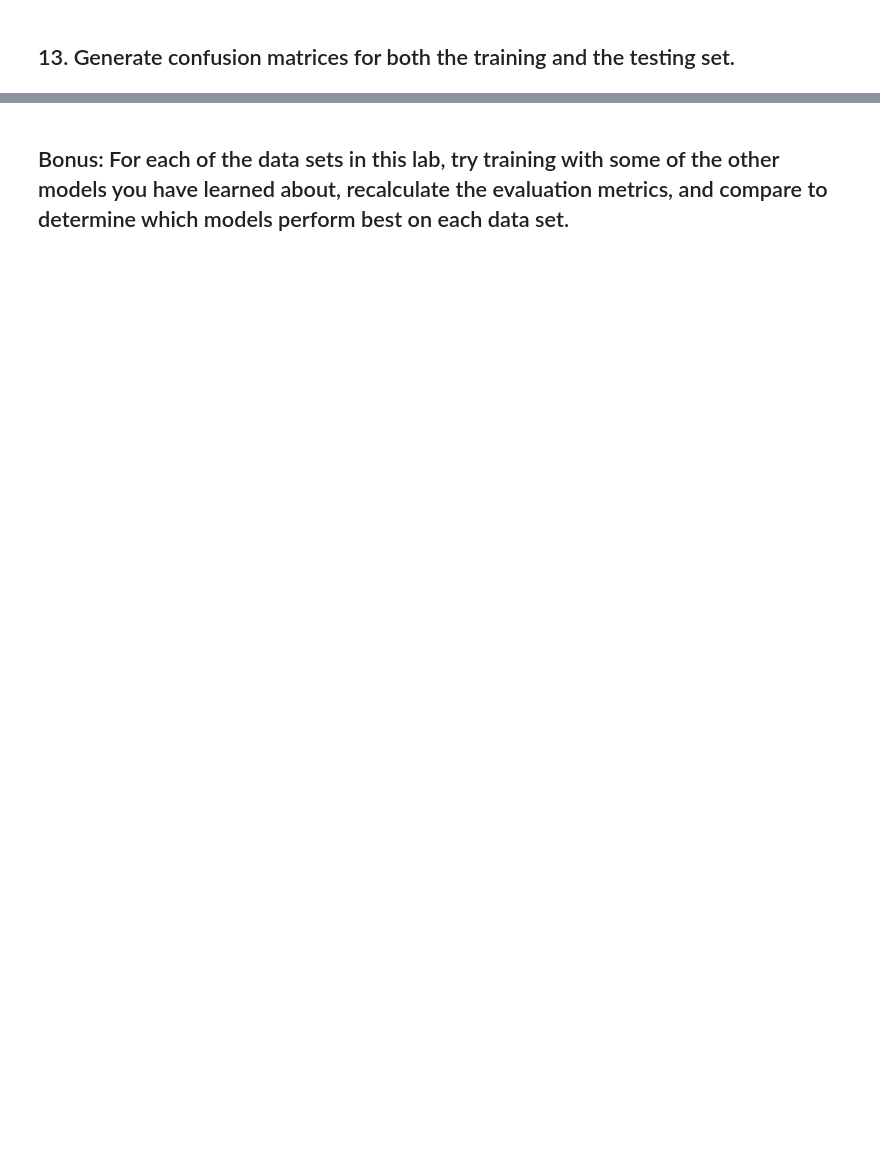
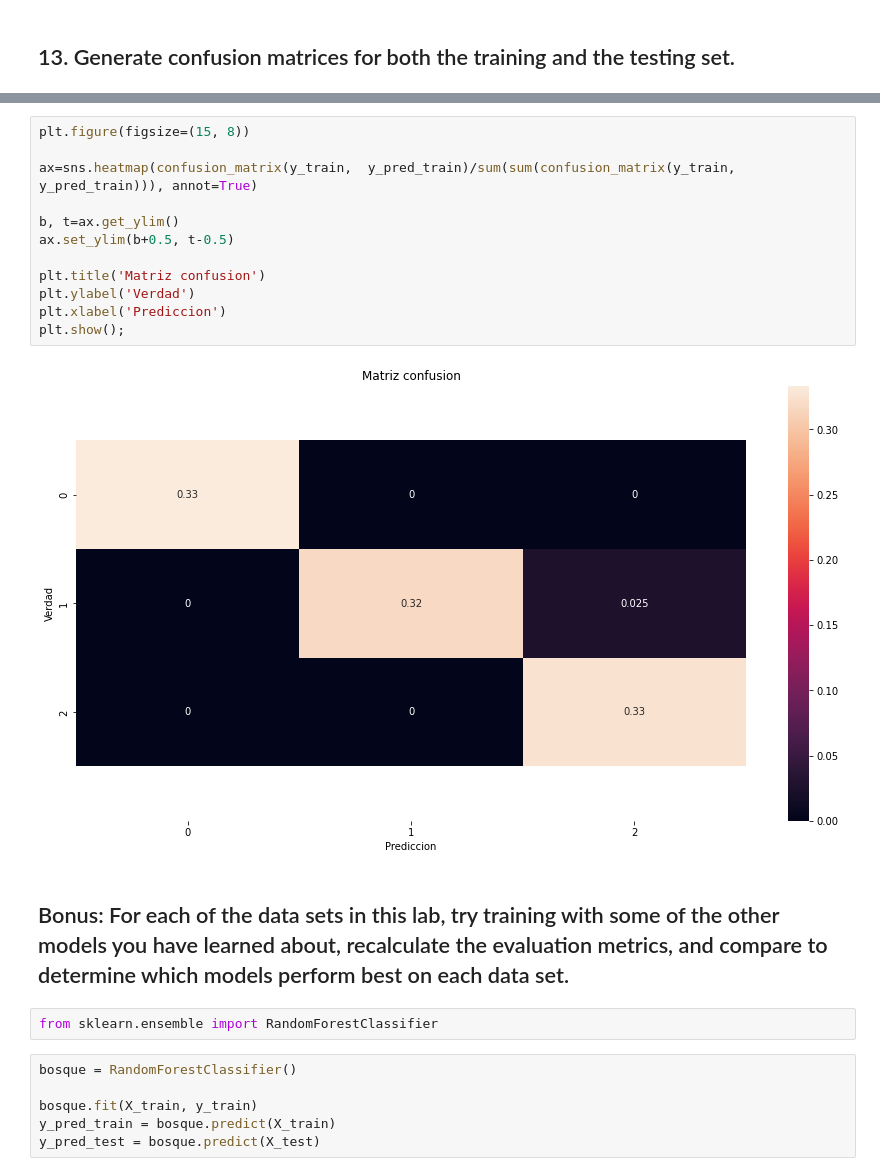
Before and after one commit to Ironhack-Data-Madrid-Marzo-2022/7.2-lab-supervised-model-evaluation, a Jupyter notebook: your-code/main.ipynb, the cells around one changed output, grey strips where cells are left out. Saved outputs shown, nothing was run; the diff lists cells and outputs as text; blank space fills up the shorter version.

```diff
--- a/your-code/main.ipynb
+++ b/your-code/main.ipynb
@@ -61,2 +240,24 @@ The `class` field represents the type of flower and is the target variable that
+# %%
+plt.figure(figsize=(15, 8))
+
+ax=sns.heatmap(confusion_matrix(y_train,  y_pred_train)/sum(sum(confusion_matrix(y_train,  y_pred_train))), annot=True)
+
+b, t=ax.get_ylim()
+ax.set_ylim(b+0.5, t-0.5)
+
+plt.title('Matriz confusion')
+plt.ylabel('Verdad')
+plt.xlabel('Prediccion')
+plt.show();
+# %% [output]
+[figure, added]
 # %% [markdown]
 ## Bonus: For each of the data sets in this lab, try training with some of the other models you have learned about, recalculate the evaluation metrics, and compare to determine which models perform best on each data set.
+# %%
+from sklearn.ensemble import RandomForestClassifier
+# %%
+bosque = RandomForestClassifier()
+
+bosque.fit(X_train, y_train)
+y_pred_train = bosque.predict(X_train)
+y_pred_test = bosque.predict(X_test)
```
Also changed, not shown: parts of 30 cells of this notebook.
